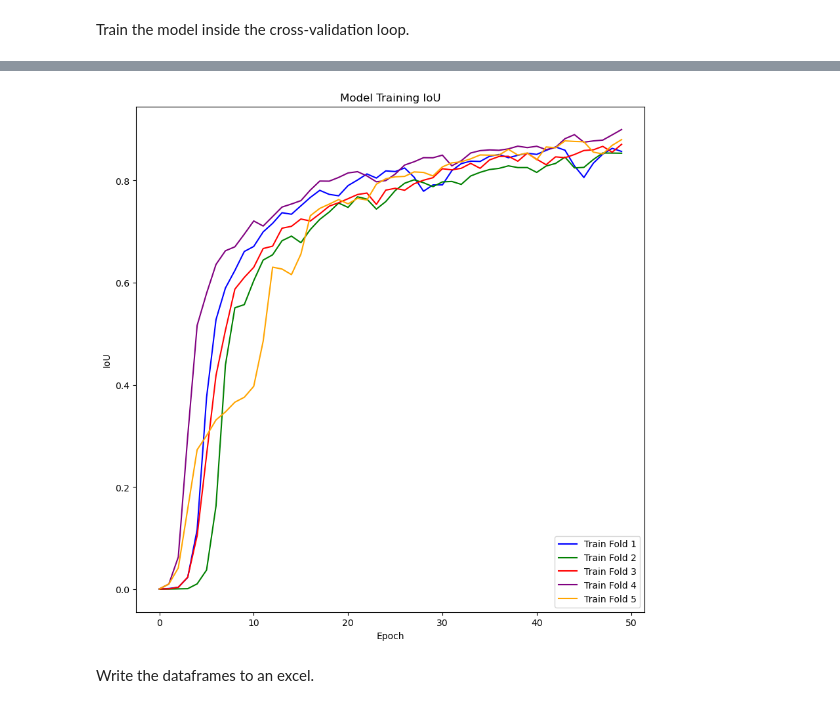
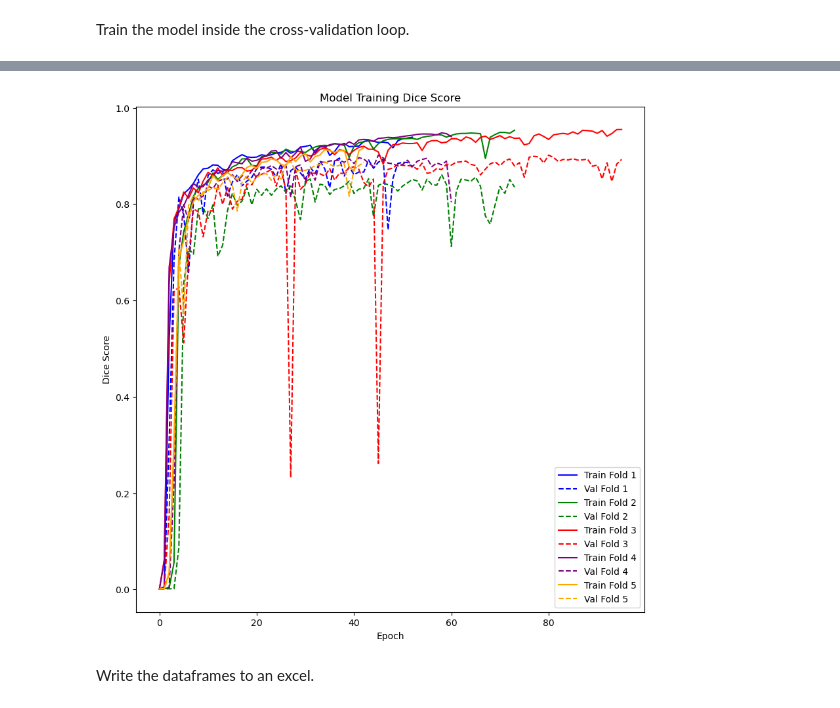
Before and after one commit to j00lie/thesis, a Jupyter notebook: train_5foldCV.ipynb, the cells around one changed output, grey strips where cells are left out. Saved outputs shown, nothing was run; the diff lists cells and outputs as text; code cells hidden in the pictures.

```diff
--- a/train_5foldCV.ipynb
+++ b/train_5foldCV.ipynb
@@ -177,13 +178,34 @@ for train_index, val_index in kf.split(X_train, Y_train):
   print(
     f"Test data\nDimensions: {X_val.shape}\nMax-value: {np.max(X_val)}\nMin-value: {np.min(X_val)}"
   )
-  model = build()
-  history = model.fit(
-    X_train_fold, Y_train_fold, epochs=50, batch_size=8
+  #model = build()
+  model = att_res_unet.build_unet(input_shape=(IMG_HEIGHT,IMG_WIDTH,IMG_DEPTH,IMG_CHANNELS))  # Try self built model
+
+  dice_loss = sm.losses.DiceLoss()
+  bce_loss = sm.losses.BinaryCELoss()
+  total_loss = dice_loss + bce_loss
+
+
+  initial_learning_rate = 0.0001
+  lr_schedule = tf.keras.optimizers.schedules.ExponentialDecay(
+      initial_learning_rate, decay_steps=100000, decay_rate=0.96, staircase=True
+  )
+  model.compile(
+      optimizer=tf.keras.optimizers.Adam(learning_rate=lr_schedule),
+      loss=total_loss,
+      metrics=[sm.metrics.FScore()],
   )
 
-  train_iou_list.append(history.history["iou_score"])
-  #val_iou_list.append(history.history["val_iou_score"])
+  cb = tf.keras.callbacks.EarlyStopping(
+    monitor="val_f1-score", mode="max", patience=15, restore_best_weights=True
+  )
+
+  history = model.fit(
+    X_train_fold, Y_train_fold, epochs=100, batch_size=2, validation_data=(X_val, Y_val), callbacks= [cb]
+  )
+
+  train_dice_list.append(history.history["f1-score"])
+  val_dice_list.append(history.history["val_f1-score"])
 
   # Loop through each item, predict, and calculate scores
 
@@ -197,7 +219,7 @@ for train_index, val_index in kf.split(X_train, Y_train):
       dice_score = getScore(pred_t, Y_val_single)
 
       dice_scores.append(dice_score)
-  print(np.mean(dice_scores))
+  print(f"Average of validation folds Dice Scores: {np.mean(dice_scores)}")
   dataframes.append(build_dfs(val_ids, dice_scores))
   model.save(r"C:\Users\joona\Documents\LUT\bsc_thesis\kfold_cv_models\fold_"+ str(fold))
   fold +=1
@@ -266,26 +288,32 @@ INFO:tensorflow:Assets written to: C:\Users\joona\Documents\LUT\bsc_thesis\kfold
 # %%
 plt.figure(figsize=(10, 10))
 colors = ["blue", "green", "red", "purple", "orange"]  # Define colors for the curves
 for i, color in enumerate(colors):
-    plt.plot(train_iou_list[i], color=color, linestyle="-")
+    plt.plot(train_dice_list[i], color=color, linestyle="-")
+    plt.plot(val_dice_list[i], color=color, linestyle="--")
 
-plt.title("Model Training IoU")
-plt.ylabel("IoU")
+plt.title("Model Training Dice Score")
+plt.ylabel("Dice Score")
 plt.xlabel("Epoch")
 plt.legend(
     [
         "Train Fold 1",
+        "Val Fold 1",
         "Train Fold 2",
+        "Val Fold 2",
         "Train Fold 3",
+        "Val Fold 3",
         "Train Fold 4",
+        "Val Fold 4",
         "Train Fold 5",
+        "Val Fold 5"
     ],
     loc="lower right",
 )
 
 plt.show()
 # %% [output]
-[figure, old version]
+[figure, new version]
 # %% [markdown]
 Write the dataframes to an excel.
 # %%
```
Also changed, not shown: parts of 27 cells of this notebook, 1 other file.
